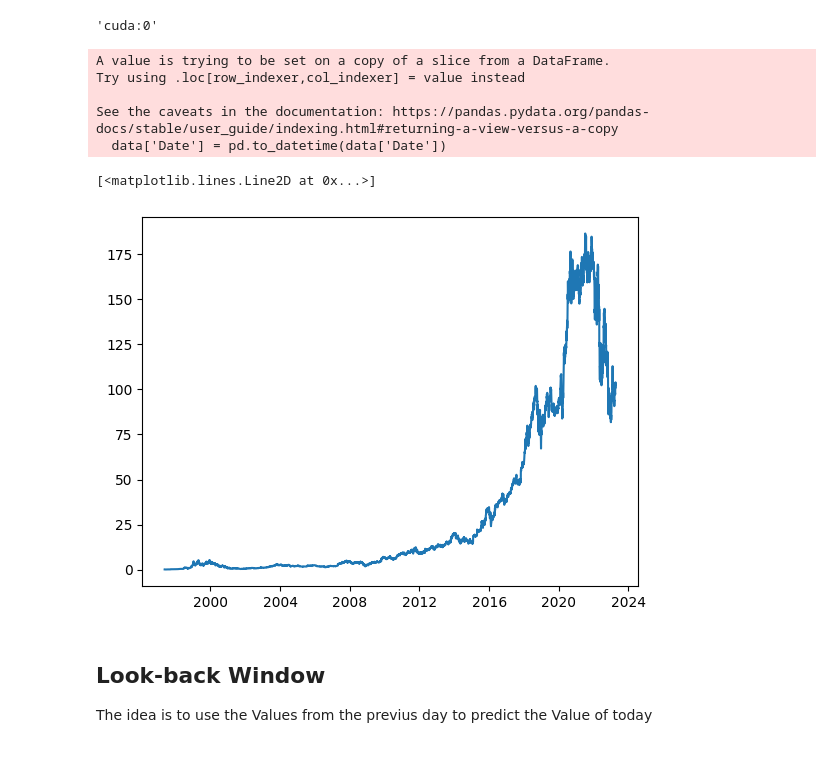
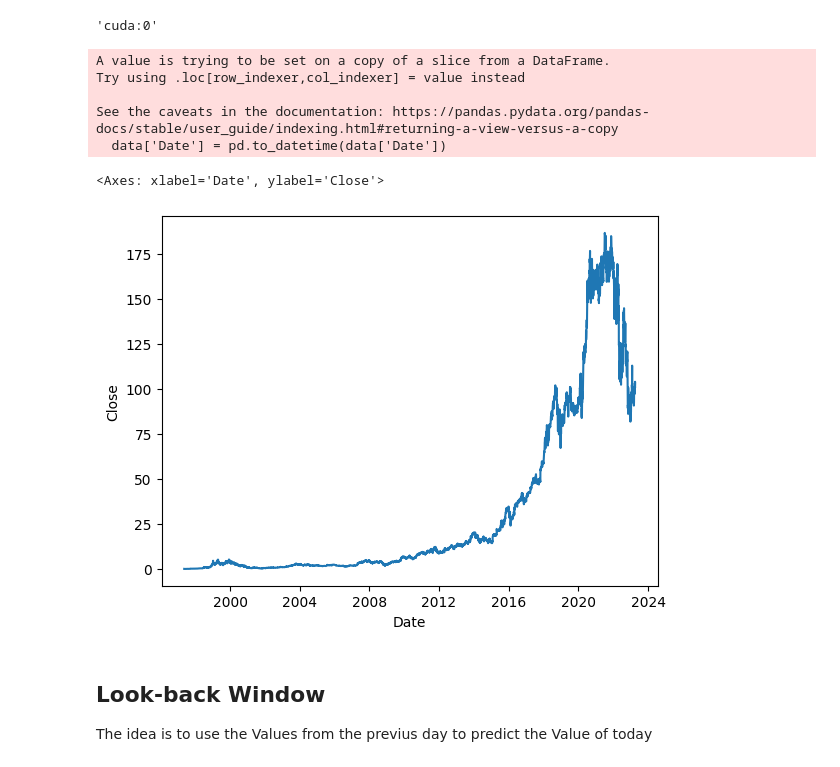
Before and after one commit to 1giacomo/pytorch-notebooks, a Jupyter notebook: amazon_stock_forecasting_colab.ipynb, the cells around one changed output. Drawn from its saved outputs; the diff is of its cells as text; code cells hidden in the pictures.

Commit message:
change the plot using seaborn

```diff
--- a/amazon_stock_forecasting_colab.ipynb
+++ b/amazon_stock_forecasting_colab.ipynb
@@ -42,15 +43,16 @@ device
 # %%
 data['Date'] = pd.to_datetime(data['Date'])
 
-plt.plot(data['Date'], data['Close'])
+# plt.plot(data['Date'], data['Close'])
+sns.lineplot(x="Date", y="Close", data=data)
 # %% [output]
 A value is trying to be set on a copy of a slice from a DataFrame.
 Try using .loc[row_indexer,col_indexer] = value instead
 
 See the caveats in the documentation: https://pandas.pydata.org/pandas-docs/stable/user_guide/indexing.html#returning-a-view-versus-a-copy
   data['Date'] = pd.to_datetime(data['Date'])
-[<matplotlib.lines.Line2D at 0x...>]
+<Axes: xlabel='Date', ylabel='Close'>
-[figure, old version]
+[figure, new version]
 # %% [markdown]
 ## Look-back Window
 
```
Also changed, not shown: parts of 1 cell of this notebook.
